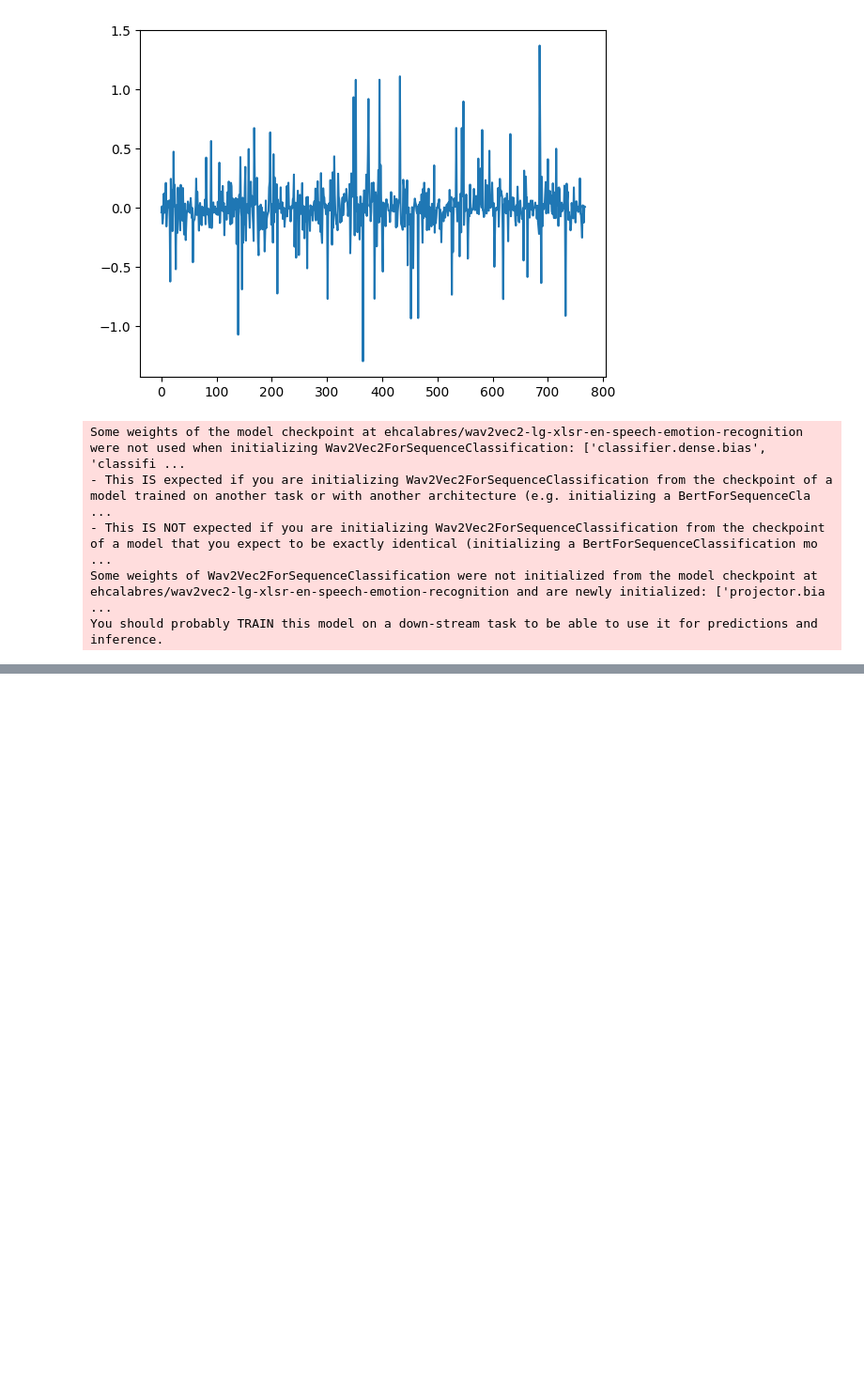
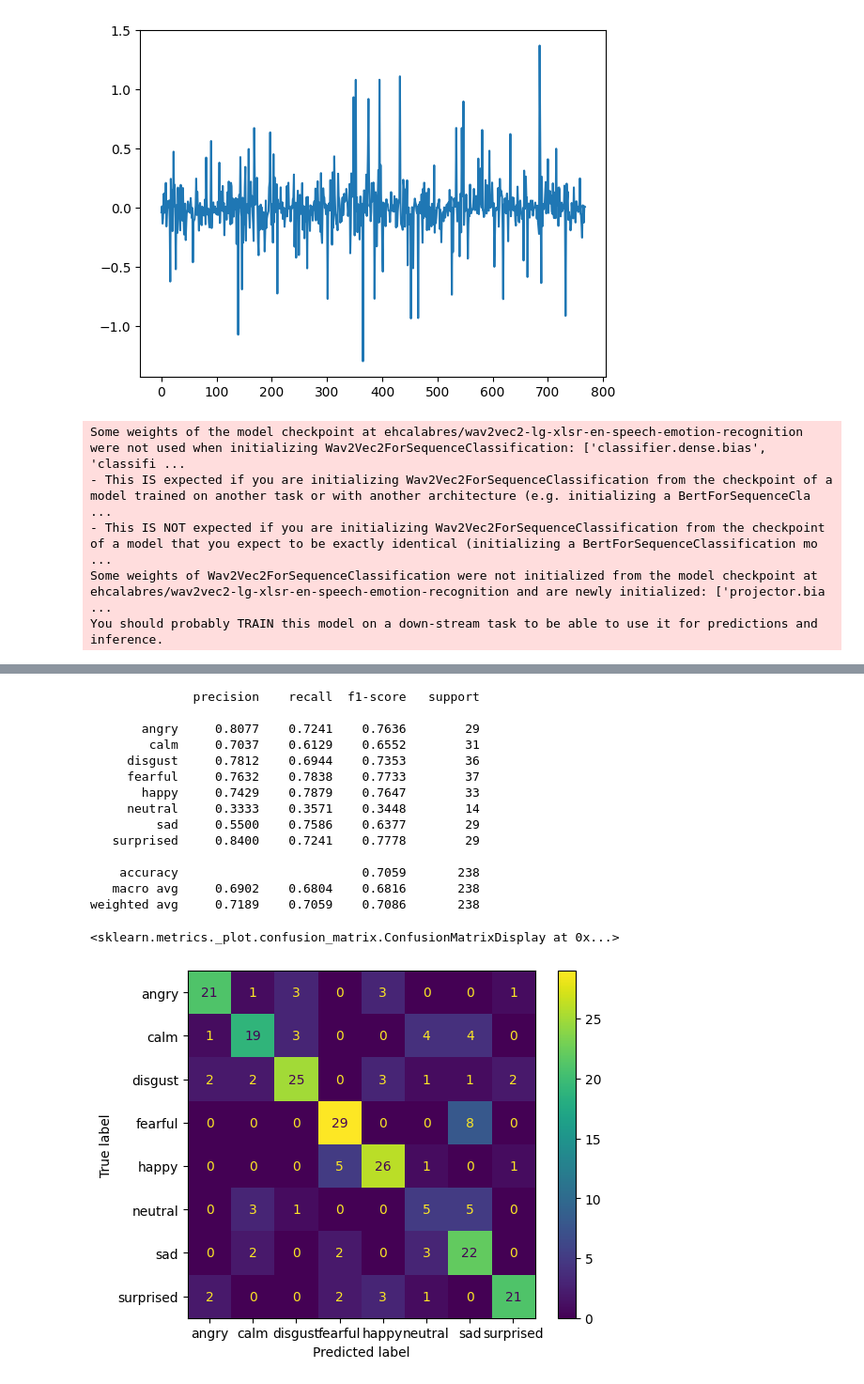
Before and after one commit to yingli/applieddatascience, a Jupyter notebook: sample_code/NB41_voice_emotion_recognition.ipynb, the cells around one changed output, grey strips where cells are left out. Shown at 94% size. Drawn from its saved outputs; the diff is of its cells as text; code cells hidden in the pictures; blank space fills up the shorter version.

```diff
--- a/sample_code/NB41_voice_emotion_recognition.ipynb
+++ b/sample_code/NB41_voice_emotion_recognition.ipynb
@@ -644,0 +480,31 @@ weighted avg     0.6466    0.6429    0.6428       238
+# %%
+X = voice_features.query("gender == 'female'")[col_list_f0 + col_list_mfcc+col_list_zcr]
+scaler = preprocessing.MinMaxScaler().fit(X)
+X = scaler.transform(X)
+y = voice_features.query("gender == 'female'")['emotion']
+
+X_train, X_test, y_train, y_test = \
+    train_test_split(X, y, test_size=0.33, random_state=7)
+
+mlp_clf = MLPClassifier(random_state=1, learning_rate= "adaptive",
+                        max_iter=1000, hidden_layer_sizes=(300,200,200)).fit(X_train, y_train)
+y_pred = mlp_clf.predict(X_test)
+print(metrics.classification_report(y_test,y_pred, digits = 4))
+ConfusionMatrixDisplay.from_predictions(y_test, y_pred)
+# %% [output]
+              precision    recall  f1-score   support
+
+       angry     0.8077    0.7241    0.7636        29
+        calm     0.7037    0.6129    0.6552        31
+     disgust     0.7812    0.6944    0.7353        36
+     fearful     0.7632    0.7838    0.7733        37
+       happy     0.7429    0.7879    0.7647        33
+     neutral     0.3333    0.3571    0.3448        14
+         sad     0.5500    0.7586    0.6377        29
+   surprised     0.8400    0.7241    0.7778        29
+
+    accuracy                         0.7059       238
+   macro avg     0.6902    0.6804    0.6816       238
+weighted avg     0.7189    0.7059    0.7086       238
+<sklearn.metrics._plot.confusion_matrix.ConfusionMatrixDisplay at 0x...>
+[figure, added]
```
Also changed, not shown: parts of 50 cells of this notebook.
